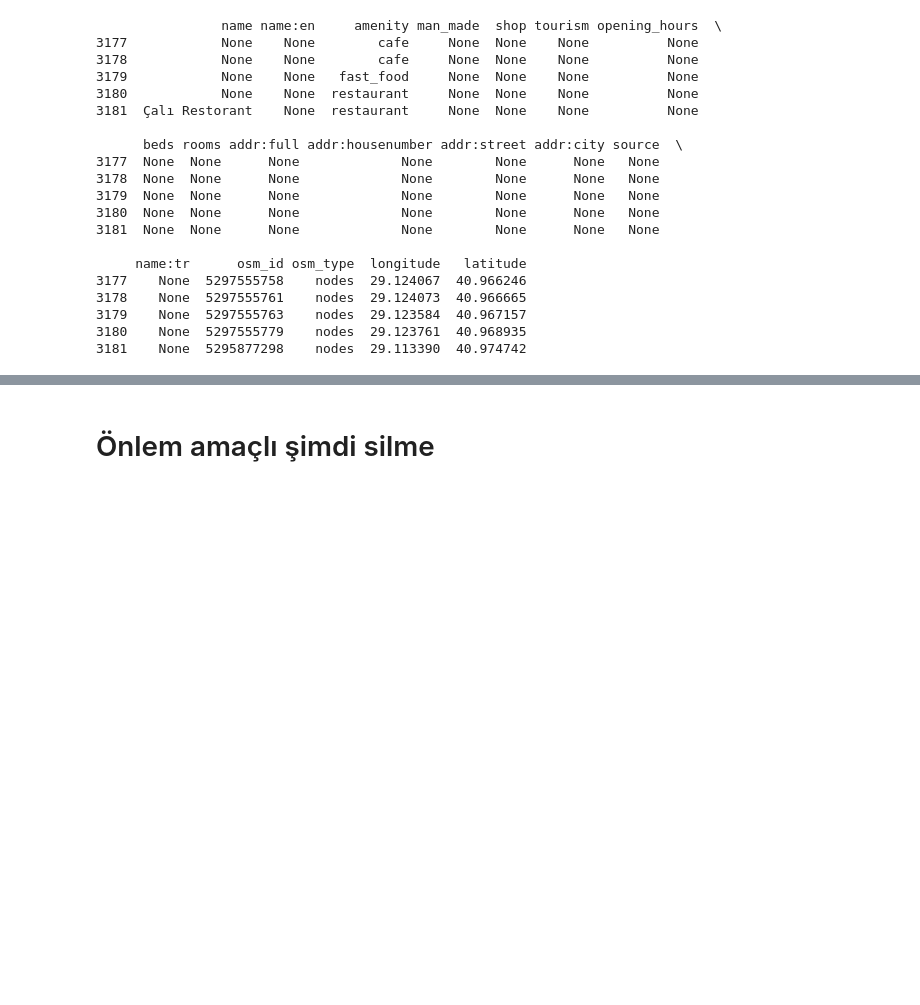
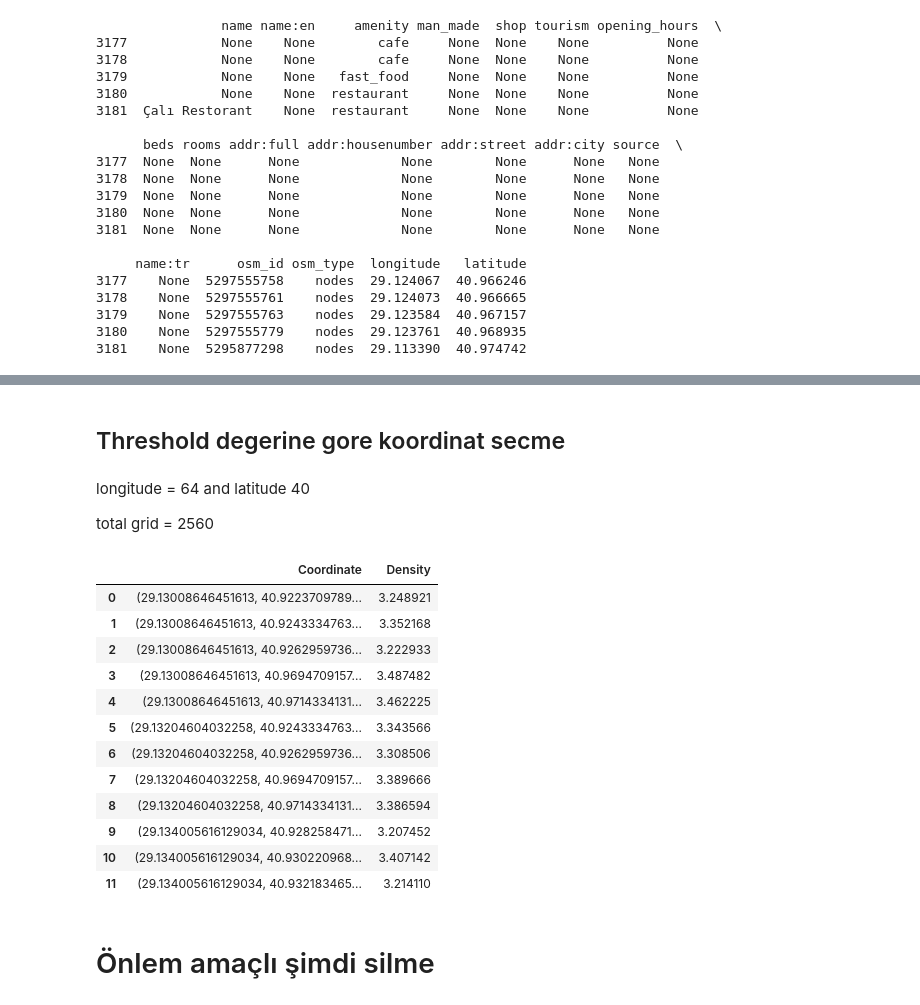
Before and after one commit to umutky/engineering_project, a Jupyter notebook: prepare_data.ipynb, the cells around one changed output, grey strips where cells are left out. Cells and saved outputs as stored; diff of their text form; code cells hidden in the pictures; blank space fills up the shorter version.

```diff
--- a/prepare_data.ipynb
+++ b/prepare_data.ipynb
@@ -1460,3 +1474,40 @@ plt.show()
+# %% [markdown]
+## Threshold degerine gore koordinat secme
+# %% [markdown]
+longitude = 64 and latitude 40
+
+total grid = 2560
+# %%
+# Eşik değeri belirleme
+threshold = 3.20
+
+# Koordinatlar ve yoğunluk değerlerini saklamak için bir sözlük oluşturma
+selected_coordinates_with_density = {}
+
+# total_density değerlerini ve koordinatları dolaşma
+for i in range(total_density.shape[0]):
+    for j in range(total_density.shape[1]):
+        if total_density[i, j] > threshold:
+            selected_coordinates_with_density[(x_grid[i, j], y_grid[i, j])] = total_density[i, j]
+
+df = pd.DataFrame(list(selected_coordinates_with_density.items()), columns=['Coordinate', 'Density'])
+
+# DataFrame'i görüntüleme
+df
+# %% [output]
+|  | Coordinate | Density |
+| 0 | (29.13008646451613, 40.9223709789... | 3.248921 |
+| 1 | (29.13008646451613, 40.9243334763... | 3.352168 |
+| 2 | (29.13008646451613, 40.9262959736... | 3.222933 |
+| 3 | (29.13008646451613, 40.9694709157... | 3.487482 |
+| 4 | (29.13008646451613, 40.9714334131... | 3.462225 |
+| 5 | (29.13204604032258, 40.9243334763... | 3.343566 |
+| 6 | (29.13204604032258, 40.9262959736... | 3.308506 |
+| 7 | (29.13204604032258, 40.9694709157... | 3.389666 |
+| 8 | (29.13204604032258, 40.9714334131... | 3.386594 |
+| 9 | (29.134005616129034, 40.928258471... | 3.207452 |
+| 10 | (29.134005616129034, 40.930220968... | 3.407142 |
+| 11 | (29.134005616129034, 40.932183465... | 3.214110 |
 # %% [markdown]
 # Önlem amaçlı şimdi silme
 # %%
```
Also changed, not shown: parts of 3 cells of this notebook.
